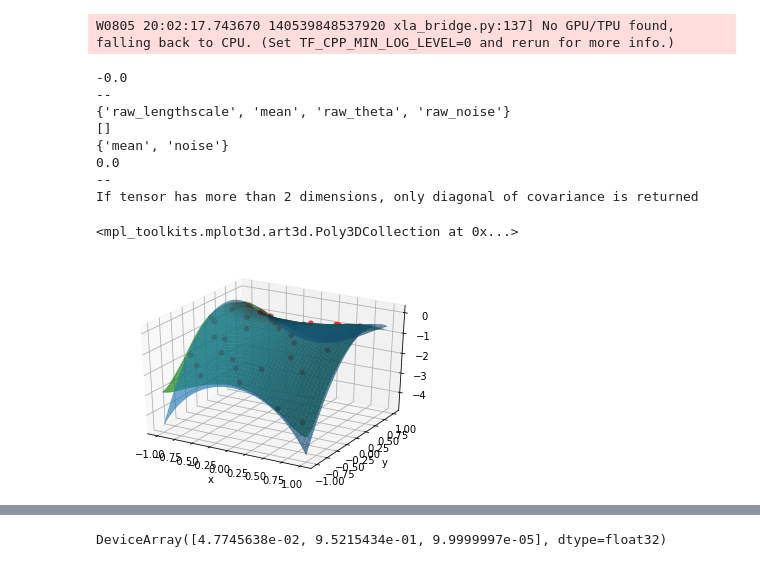
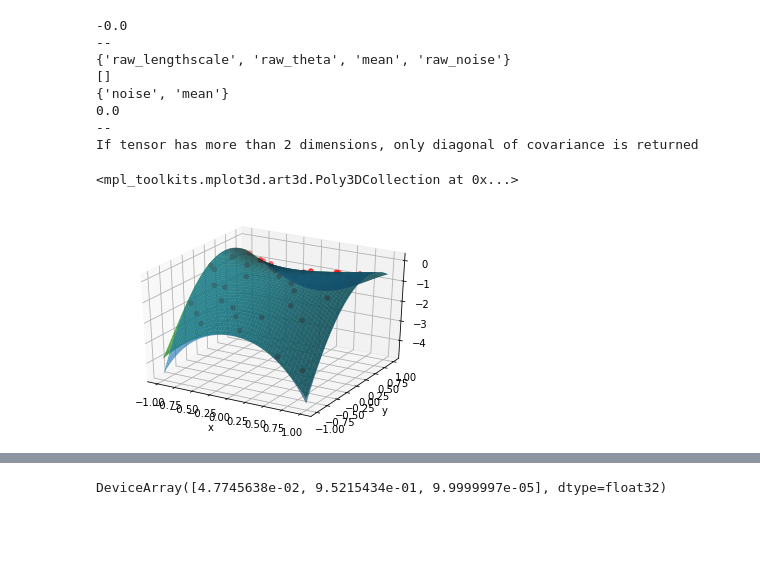
Before and after one commit to DFNaiff/BVBQ, a Jupyter notebook: toybox/bvbq_test5.ipynb, the cells around one changed output, grey strips where cells are left out. Saved outputs shown, nothing was run; the diff lists cells and outputs as text; code cells hidden in the pictures; blank space fills up the shorter version.

```diff
--- a/toybox/bvbq_test5.ipynb
+++ b/toybox/bvbq_test5.ipynb
@@ -33,38 +33,37 @@ def exponential_quartic(x):
 # %%
 fig = plt.figure()
 ax = fig.add_subplot(111,projection='3d')
 x = np.linspace(-1,1)
 y = np.linspace(-1,1)
 X,Y = np.meshgrid(x,y)
 Z = exponential_quartic(np.stack([X,Y],axis=-1))
 ax.plot_surface(X,Y,Z,alpha=0.7)
 
 xys = (2*(sobol_seq.i4_sobol_generate(2,40)-0.5)) #[-1,1] cube
 zs = exponential_quartic(xys)
 ax.scatter(xys[:,0],xys[:,1],zs,color='red')
 ax.set_xlabel('x');
 ax.set_ylabel('y');
 
-logprobgp = bvbq.gp.SimpleGP(2,kind='smatern32',noise=0,zeromax=True)
+logprobgp = bvbq.gp.SimpleGP(2,kind='sqe',noise=0,zeromax=True)
 logprobgp.mean = -10
 logprobgp.fix_mean()
 logprobgp.fix_noise()
 logprobgp.set_data(xys,zs,empirical_params=True)
 logprobgp.optimize_params()
 Zreg = logprobgp.predict(np.stack([X,Y],axis=-1))[0]
 ax.plot_surface(X,Y,Zreg,alpha=0.7,color='green')
 # %% [output]
-W0805 20:02:17.743670 140539848537920 xla_bridge.py:137] No GPU/TPU found, falling back to CPU. (Set TF_CPP_MIN_LOG_LEVEL=0 and rerun for more info.)
+-0.0
+--
+{'raw_lengthscale', 'raw_theta', 'mean', 'raw_noise'}
+[]
+{'noise', 'mean'}
+0.0
+--
+If tensor has more than 2 dimensions, only diagonal of covariance is returned
--0.0
---
-{'raw_lengthscale', 'mean', 'raw_theta', 'raw_noise'}
-[]
-{'mean', 'noise'}
-0.0
---
-If tensor has more than 2 dimensions, only diagonal of covariance is returned
+<mpl_toolkits.mplot3d.art3d.Poly3DCollection at 0x...>
-<mpl_toolkits.mplot3d.art3d.Poly3DCollection at 0x...>
-[figure, old version]
+[figure, new version]
 # %%
 x = np.random.rand(5,2)
 
```
Also changed, not shown: parts of 10 cells of this notebook.
